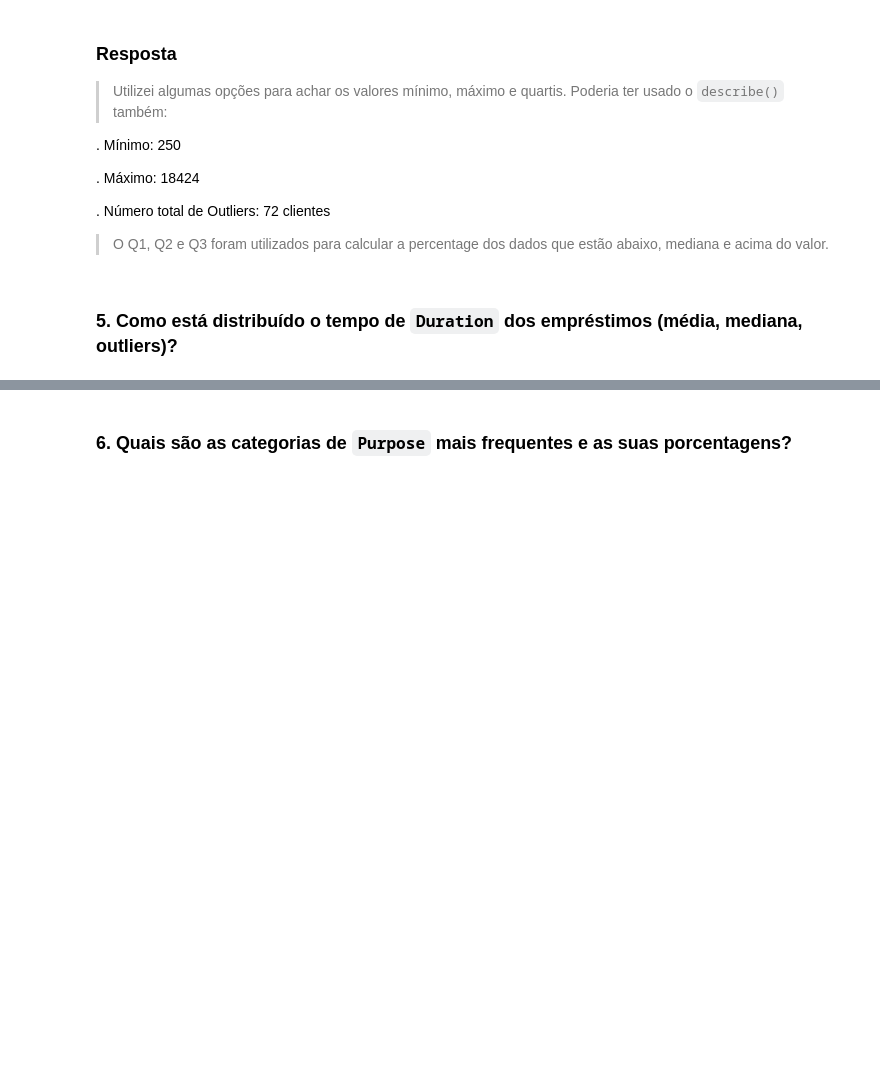
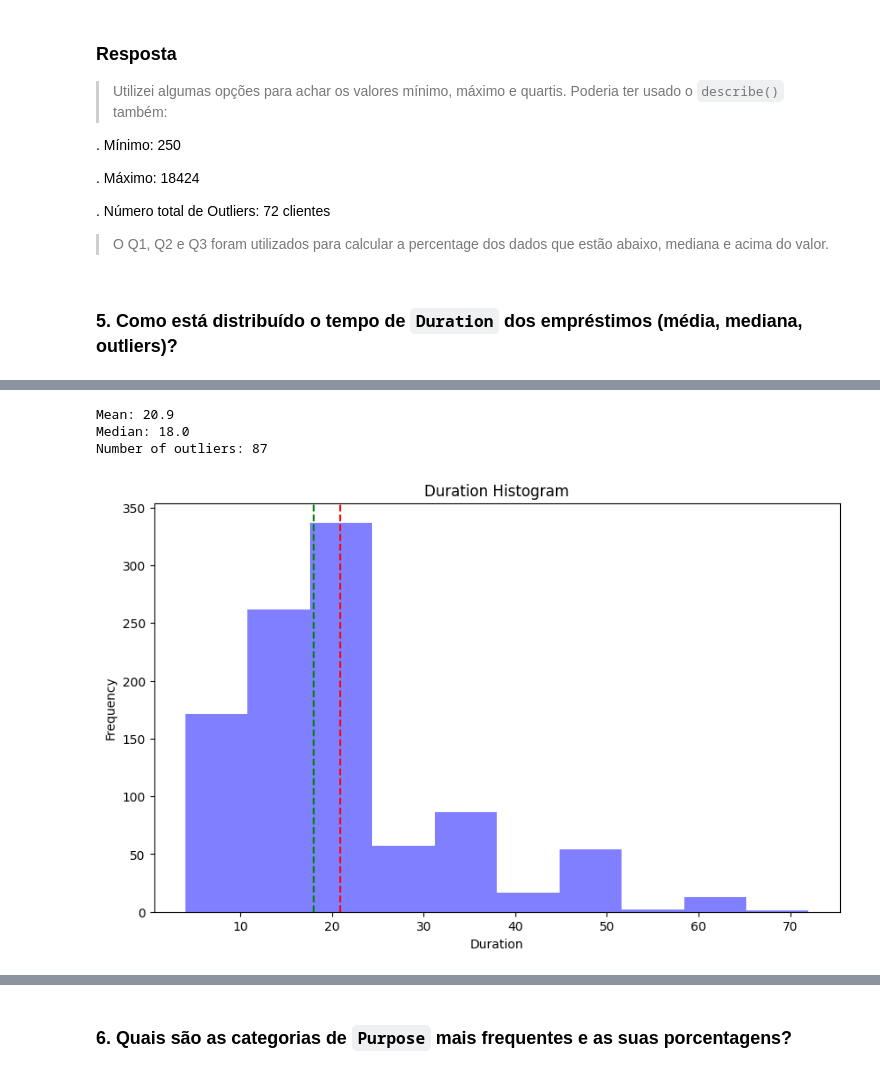
Before and after one commit to engjoaofaro/descriptive-statistics-practical-task-01, a Jupyter notebook: Atividade Prática 1.ipynb, the cells around one changed output, grey strips where cells are left out. Cells and saved outputs as stored; diff of their text form; code cells hidden in the pictures; blank space fills up the shorter version.

```diff
--- a/Atividade Prática 1.ipynb
+++ b/Atividade Prática 1.ipynb
@@ -244,0 +259,26 @@ Number of outliers: 72
+# %%
+# Only mean, median and outliers
+duration_mean = credit_risk['Duration'].mean().round(2)
+duration_median = credit_risk['Duration'].median().round(2)
+duration_outliers = credit_risk[(credit_risk['Duration'] < duration_mean - 1.5 * duration_describe['std']) |
+                                (credit_risk['Duration'] > duration_mean + 1.5 * duration_describe['std'])]
+# Print values
+print(f'Mean: {duration_mean}')
+print(f'Median: {duration_median}')
+print(f'Number of outliers: {len(duration_outliers)}')
+# %% [output]
+Mean: 20.9
+Median: 18.0
+Number of outliers: 87
+# %%
+# Plotting
+plt.figure(figsize=(10, 6))
+plt.hist(credit_risk['Duration'], bins=10, alpha=0.5, color='blue')
+plt.axvline(x=duration_mean, color='red', linestyle='--')
+plt.axvline(x=duration_median, color='green', linestyle='--')
+plt.title('Duration Histogram')
+plt.xlabel('Duration')
+plt.ylabel('Frequency')
+plt.show()
+# %% [output]
+[figure, added]
```
Also changed, not shown: parts of 2 cells of this notebook.
